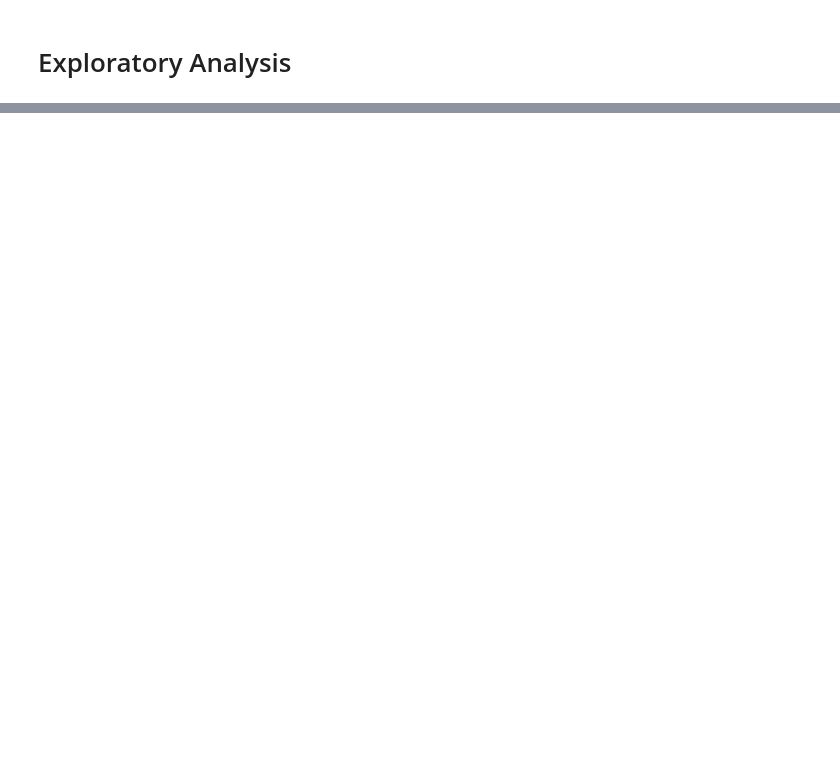
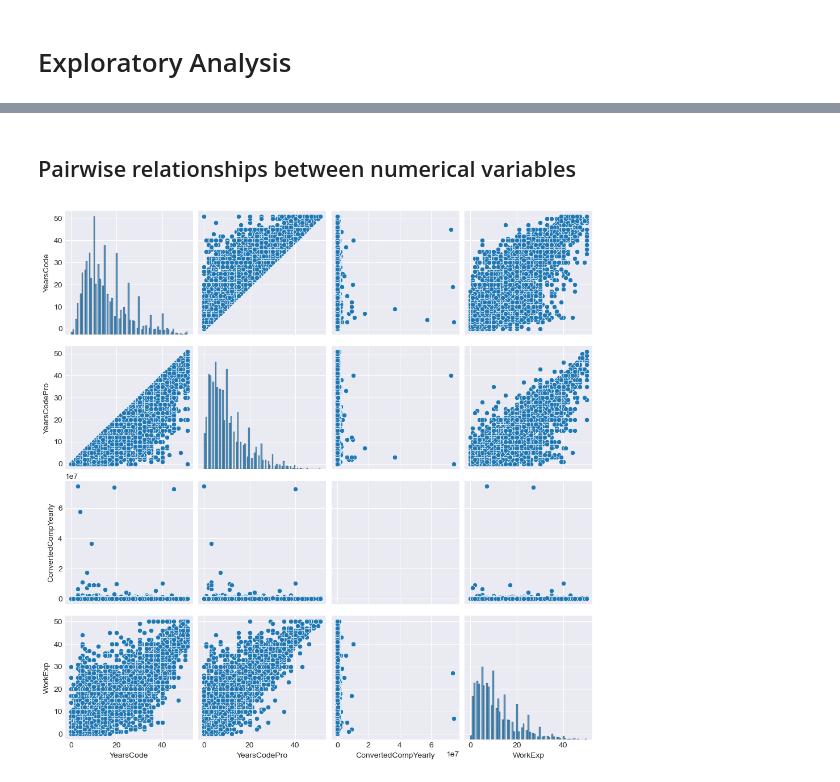
Before and after one commit to smotrova/ReDI_Fall2024_Project, a Jupyter notebook: notebooks/04-ls-exploratory-analysis.ipynb, the cells around one changed output, grey strips where cells are left out. Saved outputs shown, nothing was run; the diff lists cells and outputs as text; code cells hidden in the pictures; blank space fills up the shorter version.

```diff
--- a/notebooks/04-ls-exploratory-analysis.ipynb
+++ b/notebooks/04-ls-exploratory-analysis.ipynb
@@ -19,0 +76,7 @@ cdf = dataset_cleaned(df)
+# %% [markdown]
+## Pairwise relationships between numerical variables
+# %%
+plt.style.use("seaborn-darkgrid")
+sns.pairplot(cdf);
+# %% [output]
+[figure, added]
```
Also changed, not shown: parts of 26 cells of this notebook, 2 other files.
